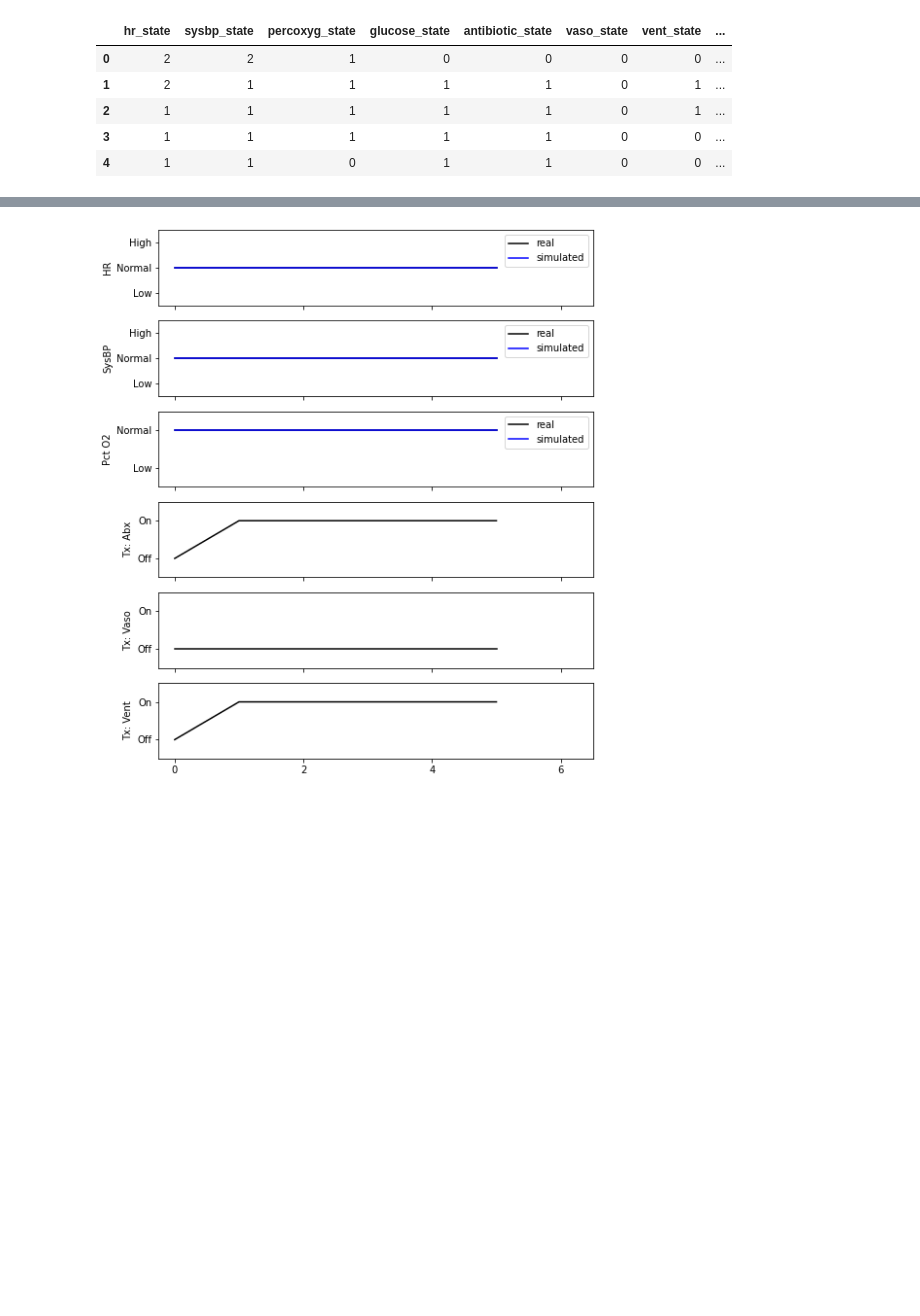
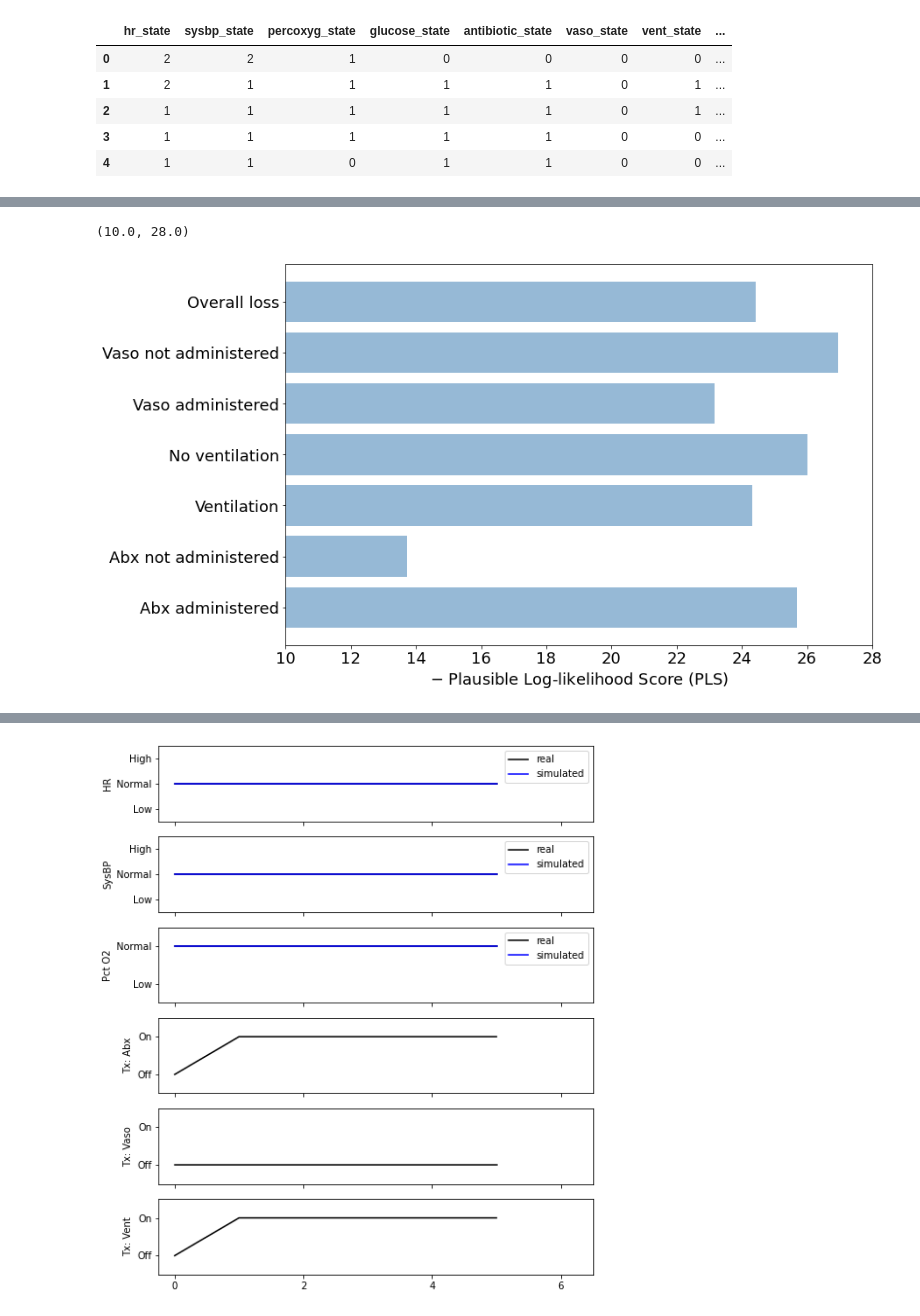
Before and after one commit to faaizT/SimulatorValidation, a Jupyter notebook: Sontag Simulator Results.ipynb, the cells around one changed output, grey strips where cells are left out. Cells and saved outputs as stored; diff of their text form; code cells hidden in the pictures; blank space fills up the shorter version.

```diff
--- a/Sontag Simulator Results.ipynb
+++ b/Sontag Simulator Results.ipynb
@@ -89,3 +89,12 @@ val_data.head()
 | 2 | 1 | 1 | 1 | 1 | 1 | 0 | 1 | ... |
 | 3 | 1 | 1 | 1 | 1 | 1 | 0 | 0 | ... |
 | 4 | 1 | 1 | 0 | 1 | 1 | 0 | 0 | ... |
+# %%
+trajectory_info = pd.DataFrame()
+trajectory_ids = set(val_data['id'])
+for idx in trajectory_ids:
+    abx = val_data.loc[val_data['id']==idx, 'antibiotic_state'].max()
+    vaso = val_data.loc[val_data['id']==idx, 'vaso_state'].max()
+    vent = val_data.loc[val_data['id']==idx, 'vent_state'].max()
+    trajectory_info = trajectory_info.append({'id': idx, 'abx': abx, 'vaso':vaso, 'vent': vent}, ignore_index=True)
+trajectory_info = trajectory_info.set_index('id')
@@ -161,3 +186,32 @@ losses.head()
+# %%
+abx_loss = losses.loc[losses['abx'] == 1, 'test loss'].mean()
+non_abx_loss = losses.loc[losses['abx'] == 0, 'test loss'].mean()
+vent_loss = losses.loc[losses['vent'] == 1, 'test loss'].mean()
+non_vent_loss = losses.loc[losses['vent'] == 0, 'test loss'].mean()
+vaso_loss = losses.loc[losses['vaso'] == 1, 'test loss'].mean()
+non_vaso_loss = losses.loc[losses['vaso'] == 0, 'test loss'].mean()
+val_loss = losses['test loss'].mean()
+
+aggregate_losses = {
+    'Abx administered': abx_loss,
+    'Abx not administered': non_abx_loss,
+    'Ventilation': vent_loss,
+    'No ventilation': non_vent_loss,
+    'Vaso administered': vaso_loss,
+    'Vaso not administered': non_vaso_loss,
+    'Overall loss': val_loss
+}
+# %%
+%matplotlib inline
+fig, ax = plt.subplots(figsize=(12,8))
+plt.barh(list(aggregate_losses.keys()), list(aggregate_losses.values()), color='#96b9d6')
+plt.xlabel('$-$ Plausible Log-likelihood Score (PLS)', fontsize=18)
+for label in (ax.get_xticklabels() + ax.get_yticklabels()):
+    label.set_fontsize(18)
+plt.xlim([10.0, 28])
+# %% [output]
+(10.0, 28.0)
+[figure, added]
 # %%
 columns = ['hr_state', 'sysbp_state', 'percoxyg_state', 'antibiotic_state', 'vaso_state', 'vent_state']
 def plot_trajectory(trajectories):
```
Also changed, not shown: parts of 11 cells of this notebook.
